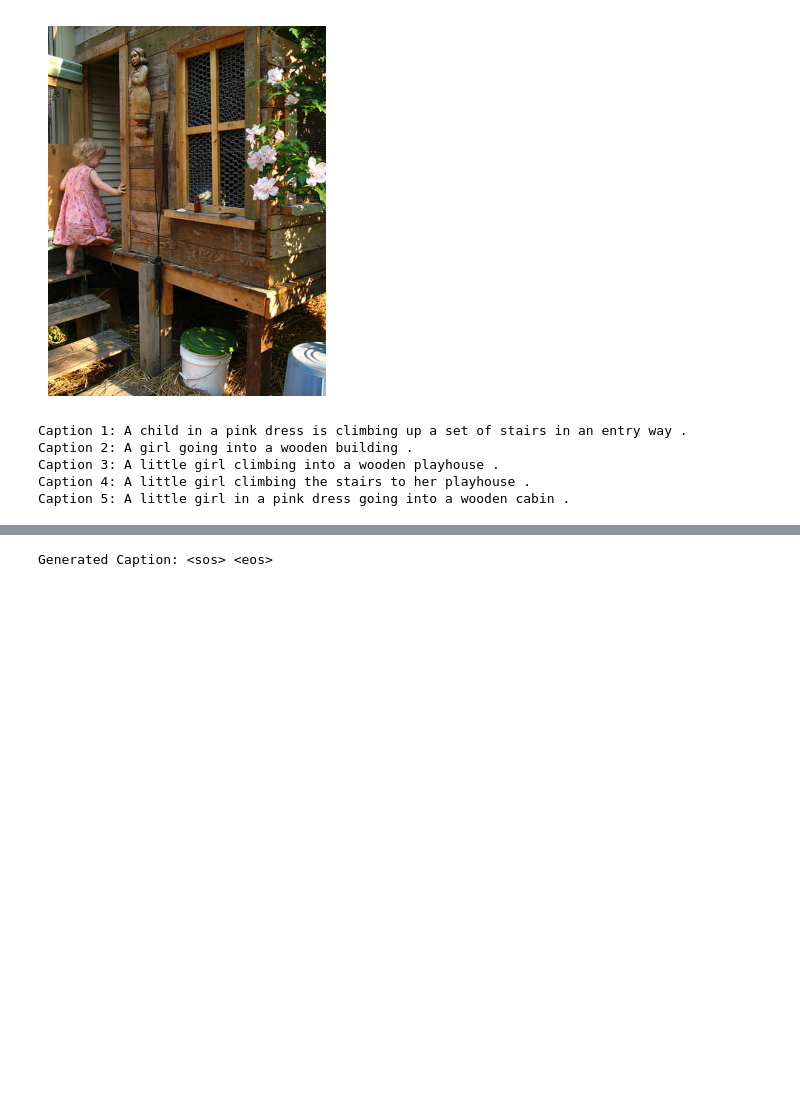
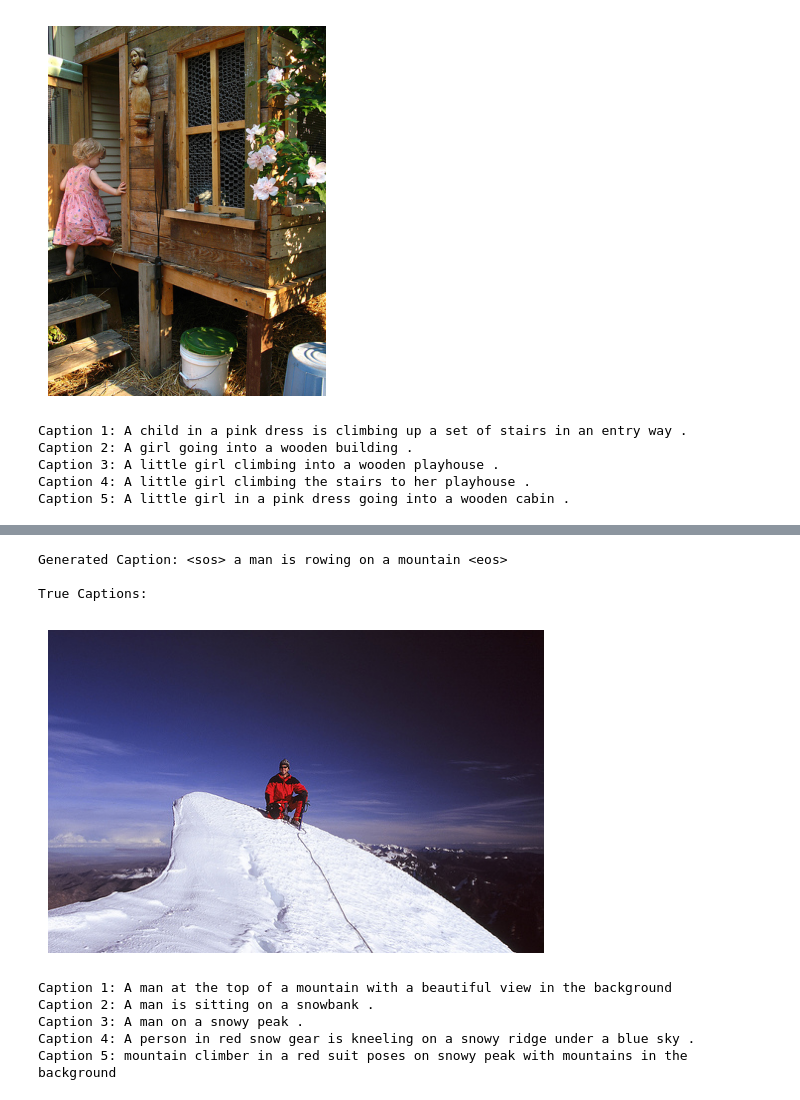
Before and after one commit to 220v-K/DL_Study, a Jupyter notebook: ImageCaptioning/flickr8k_imageCaptioning.ipynb, the cells around one changed output, grey strips where cells are left out. Drawn from its saved outputs; the diff is of its cells as text; code cells hidden in the pictures; blank space fills up the shorter version.

Commit message:
Image Captioning - Implement, optimizing complete.

```diff
--- a/ImageCaptioning/flickr8k_imageCaptioning.ipynb
+++ b/ImageCaptioning/flickr8k_imageCaptioning.ipynb
@@ -112,7 +128,7 @@ import pandas as pd
 
 # 캡션 파일 경로
 # data_dir = './flickr8k_data'
-caption_file = "/Users/jaewonlee/Desktop/DL_Study/ImageCaptioning/flickr8k_data/captions.txt"
+caption_file = "/home/gpu_04/jw2020/ImageCaptioning/flickr8k_data/captions.txt"
 
 # 텍스트 파일을 데이터프레임으로 불러오기
 captions = pd.read_csv(caption_file, sep=',', names=['image', 'caption'], skiprows=1)
@@ -142,7 +158,7 @@ import matplotlib.pyplot as plt
 
 def display_image_with_caption(image_name):
     # 이미지 파일 경로
-    image_path = f"/Users/jaewonlee/Desktop/DL_Study/ImageCaptioning/flickr8k_data/Images/{image_name}"
+    image_path = f"/home/gpu_04/jw2020/ImageCaptioning/flickr8k_data/Images/{image_name}"
 
     # 이미지 열기
     img = Image.open(image_path)
@@ -173,8 +194,11 @@ Caption 5: A little girl in a pink dress going into a wooden cabin .
 import torchvision.transforms as transforms
 from PIL import Image
 import os
-import random
 import torch
+
+# GPU 사용 여부 확인
+device = torch.device('cuda' if torch.cuda.is_available() else 'cpu')
+print(f"Using device: {device}")
 
 # 이미지 전처리 함수
 def image_preprocessing(image_paths):
@@ -193,22 +217,20 @@ def image_preprocessing(image_paths):
         processed_image = preprocess(image)            # 전처리 적용
         processed_images.append(processed_image)
 
-        # 50개씩 처리 완료 시 진행 상황 출력
-        if i % 50 == 0:
+        # 1000개씩 처리 완료 시 진행 상황 출력
+        if i % 1000 == 0:
             print(f"{i} images processed...")
 
-    return processed_images
+    # 이미지를 하나의 텐서로 합치고 GPU로 이동
+    processed_images_tensor = torch.stack(processed_images).to(device)
+    return processed_images_tensor
 
 # 이미지 경로 설정
-image_dir = '/Users/jaewonlee/Desktop/DL_Study/ImageCaptioning/flickr8k_data/Images/'
+image_dir = '/home/gpu_04/jw2020/ImageCaptioning/flickr8k_data/Images/'
 all_image_paths = [os.path.join(image_dir, fname) for fname in os.listdir(image_dir) if fname.endswith('.jpg')]
 
-# 이미지 1000개 무작위 선택
-random.seed(42)  # 무작위 시드 고정 (재현 가능성)
-selected_image_paths = random.sample(all_image_paths, 1000)
-
 # 이미지 전처리 수행
-processed_images = image_preprocessing(selected_image_paths)
+processed_images = image_preprocessing(all_image_paths)
 
 # 전처리된 이미지 텐서를 저장
 output_file = './processed_images.pt'
@@ -273,10 +288,10 @@ def preprocess_selected_captions(captions, max_length=20):
     return padded_captions, word_index
 
 # 캡션 파일 경로
-caption_file = '/Users/jaewonlee/Desktop/DL_Study/ImageCaptioning/flickr8k_data/captions.txt'
+caption_file = '/home/gpu_04/jw2020/ImageCaptioning/flickr8k_data/captions.txt'
 
 # 선택된 캡션 데이터
-selected_image_names = set(os.path.basename(path) for path in selected_image_paths)
+selected_image_names = set(os.path.basename(path) for path in all_image_paths)
 captions = []
 with open(caption_file, 'r') as f:
     csv_reader = csv.reader(f)
@@ -454,43 +508,57 @@ model.eval()
 def generate_caption(model, image, resnet_model, word_index, max_length=20):
     # 이미지 전처리
     image = transform(image).unsqueeze(0)  # (1, 3, 224, 224)
+    image = image.to(device)  # 이미지를 GPU로 이동
 
     # ResNet으로 특징 추출
     with torch.no_grad():
         image_feature = resnet_model(image)  # (1, 2048, 1, 1)
         image_feature = image_feature.view(1, -1)  # (1, 2048)
+        image_feature = image_feature.to(device)  # 특징도 GPU 상에 위치
 
     # Transformer 디코더에 사용할 시퀀스 초기화
     caption_indices = [sos_token]
 
     for _ in range(max_length):
         # 현재 캡션 텐서를 GPU로 이동
-        caption_tensor = torch.tensor(caption_indices).unsqueeze(0)  # (1, seq_len)
+        caption_tensor = torch.tensor(caption_indices).unsqueeze(0).to(device)  # (1, seq_len)
 
         # Transformer로 다음 단어 예측
         with torch.no_grad():
             output = model(image_feature, caption_tensor)  # (1, seq_len, vocab_size)
             output = output[:, -1, :]  # 가장 마지막 시퀀스의 예측 결과만 사용
             predicted_token = output.argmax(1).item()  # 확률이 가장 높은 토큰 선택
 
         # 예측된 단어를 캡션 인덱스에 추가
         caption_indices.append(predicted_token)
 
         # 예측된 단어가 종료 토큰이면 캡션 생성 중지
         if predicted_token == eos_token:
             break
 
     # 인덱스 -> 단어로 변환하여 최종 캡션 생성
     index_word = {index: word for word, index in word_index.items()}
     caption = ' '.join([index_word[idx] for idx in caption_indices if idx in index_word])
 
     return caption
 
 # 테스트할 이미지 로드 및 캡션 생성
-test_image_path = './Images/1000268201_693b08cb0e.jpg'  # 테스트 이미지 경로 지정
+test_image_path = './Images/55473406_1d2271c1f2.jpg'  # 테스트 이미지 경로 지정
+test_image_name = '55473406_1d2271c1f2.jpg'
 test_image = Image.open(test_image_path).convert('RGB')  # RGB 모드로 변환
 
 generated_caption = generate_caption(model, test_image, resnet50, word_index, max_length=max_length)
 print("Generated Caption:", generated_caption)
+
+print("\nTrue Captions:")
+display_image_with_caption(test_image_name)
 # %% [output]
-Generated Caption: <sos> <eos>
+Generated Caption: <sos> a man is rowing on a mountain <eos>
+
+True Captions:
+[figure, added]
+Caption 1: A man at the top of a mountain with a beautiful view in the background
+Caption 2: A man is sitting on a snowbank .
+Caption 3: A man on a snowy peak .
+Caption 4: A person in red snow gear is kneeling on a snowy ridge under a blue sky .
+Caption 5: mountain climber in a red suit poses on snowy peak with mountains in the background
```
Also changed, not shown: parts of 9 cells of this notebook.
